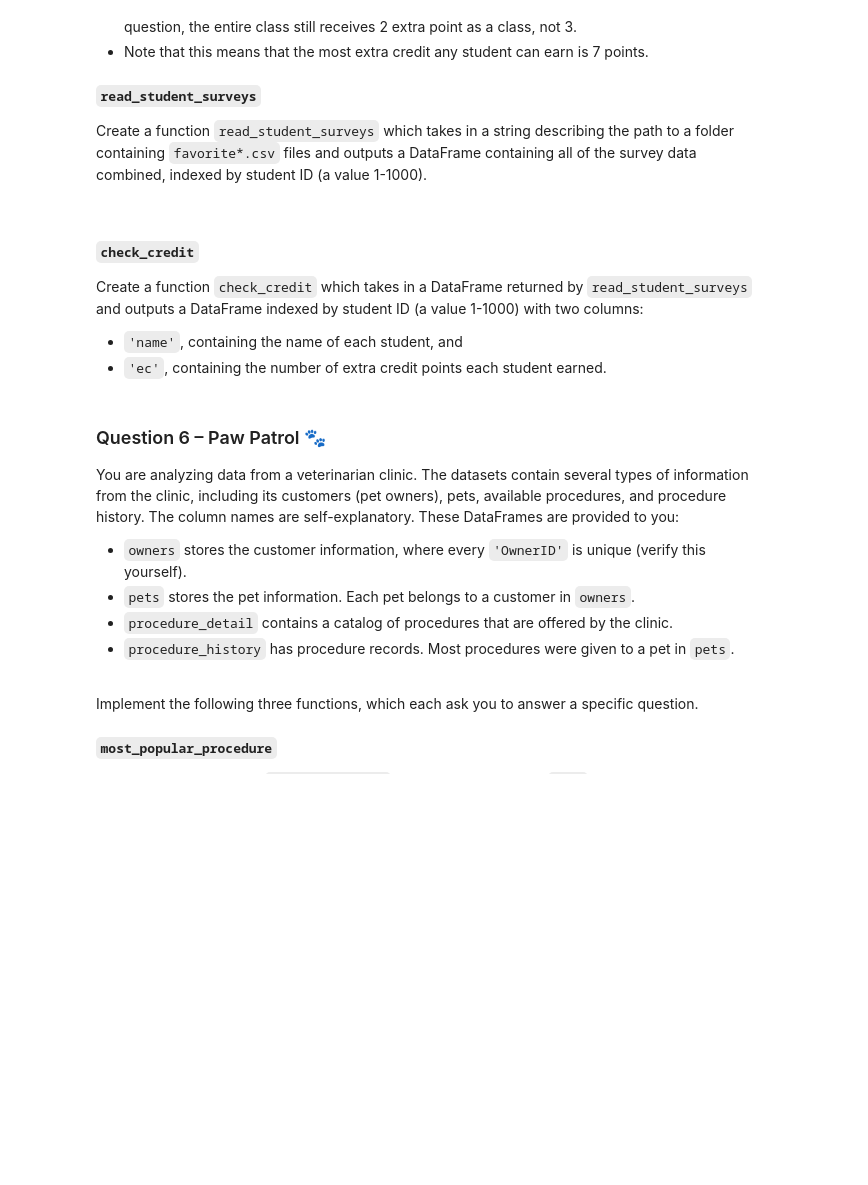
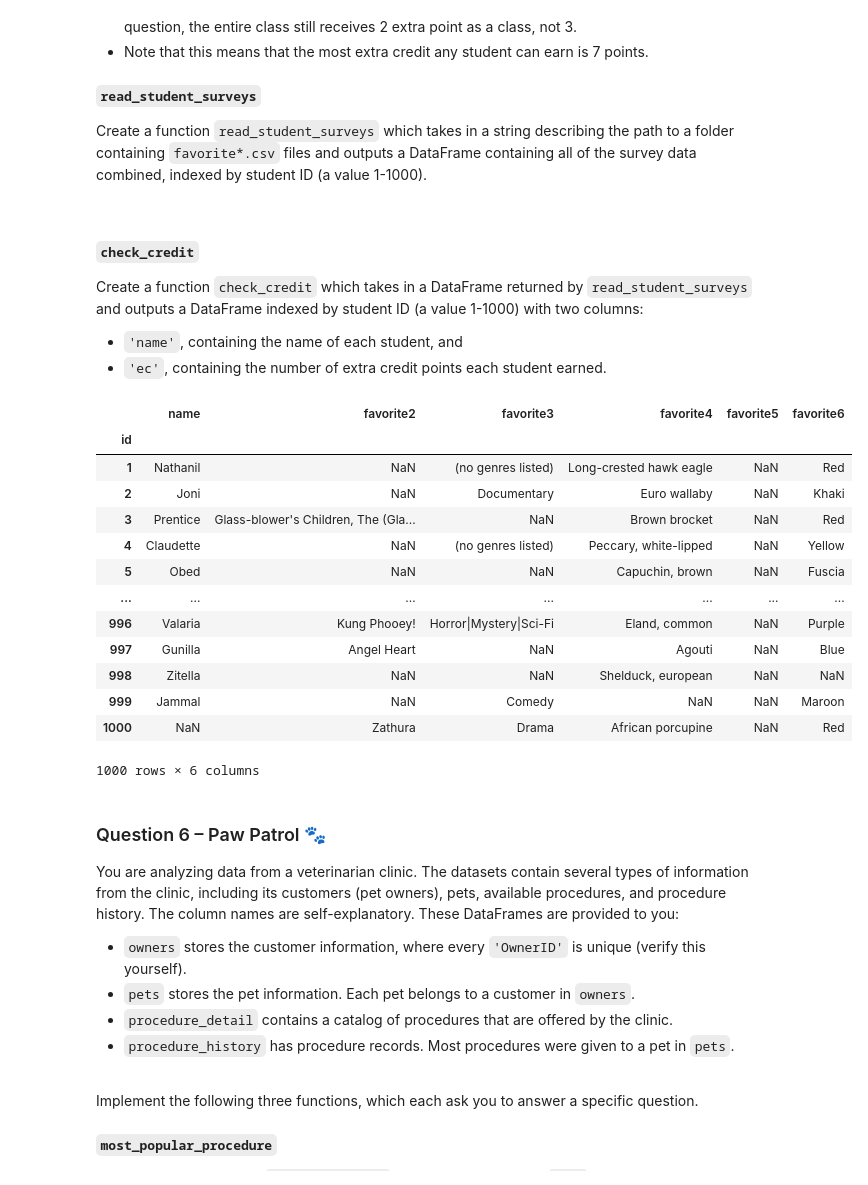
Before and after one commit to zaki1503/dsc80-2022-fa, a Jupyter notebook: labs/03-hyp-dataframes/assignment/lab.ipynb, the cells around one changed output. Drawn from its saved outputs; the diff is of its cells as text; code cells hidden in the pictures; blank space fills up the shorter version.

```diff
--- a/labs/03-hyp-dataframes/assignment/lab.ipynb
+++ b/labs/03-hyp-dataframes/assignment/lab.ipynb
@@ -297,6 +448,52 @@ Create a function `read_student_surveys` which takes in a string describing the
 Create a function `check_credit` which takes in a DataFrame returned by `read_student_surveys` and outputs a DataFrame indexed by student ID (a value 1-1000) with two columns:
 - `'name'`, containing the name of each student, and
 - `'ec'`, containing the number of extra credit points each student earned.
+# %%
+survdir=  os.path.join('data', 'extra-credit-surveys')
+surveys = os.listdir(survdir)
+names = pd.DataFrame(pd.read_csv(os.path.join(survdir, surveys[0])))
+names
+cols = [x[:-4] for x in surveys][1:]
+df = pd.DataFrame(index= names['id'], columns=['name'] + cols)
+df['name'] = names['name']
+df
+
+for survey, col in zip(surveys[1:], cols):
+    temp = pd.DataFrame(pd.read_csv(os.path.join(survdir, survey)))
+    temp = temp.set_index('id')
+    df[col] = temp[temp.columns[0]]
+
+outdf = df[cols].notnull().astype('int')
+outdf['ec'] = outdf.apply(sum, axis=1)
+
+i = 0
+for col in cols:
+    while i < 2:
+        if outdf[col].sum()/outdf[col].shape[0]:
+            outdf['ec'] += 1
+            i+=1
+
+outdf['name'] = df['name']
+x = outdf[['name', 'ec']]
+x
+
+outdf.loc[:, outdf.columns != 'ec']
+df
+# %% [output]
+|  | name | favorite2 | favorite3 | favorite4 | favorite5 | favorite6 |
+| id |  |  |  |  |  |  |
+| 1 | Nathanil | NaN | (no genres listed) | Long-crested hawk eagle | NaN | Red |
+| 2 | Joni | NaN | Documentary | Euro wallaby | NaN | Khaki |
+| 3 | Prentice | Glass-blower's Children, The (Gla... | NaN | Brown brocket | NaN | Red |
+| 4 | Claudette | NaN | (no genres listed) | Peccary, white-lipped | NaN | Yellow |
+| 5 | Obed | NaN | NaN | Capuchin, brown | NaN | Fuscia |
+| ... | ... | ... | ... | ... | ... | ... |
+| 996 | Valaria | Kung Phooey! | Horror|Mystery|Sci-Fi | Eland, common | NaN | Purple |
+| 997 | Gunilla | Angel Heart | NaN | Agouti | NaN | Blue |
+| 998 | Zitella | NaN | NaN | Shelduck, european | NaN | NaN |
+| 999 | Jammal | NaN | Comedy | NaN | NaN | Maroon |
+| 1000 | NaN | Zathura | Drama | African porcupine | NaN | Red |
+1000 rows × 6 columns
 # %%
 # do not edit this cell -- it is needed for the tests
 dirname = os.path.join('data', 'extra-credit-surveys')
```
Also changed, not shown: parts of 10 cells of this notebook, 4 other files.
